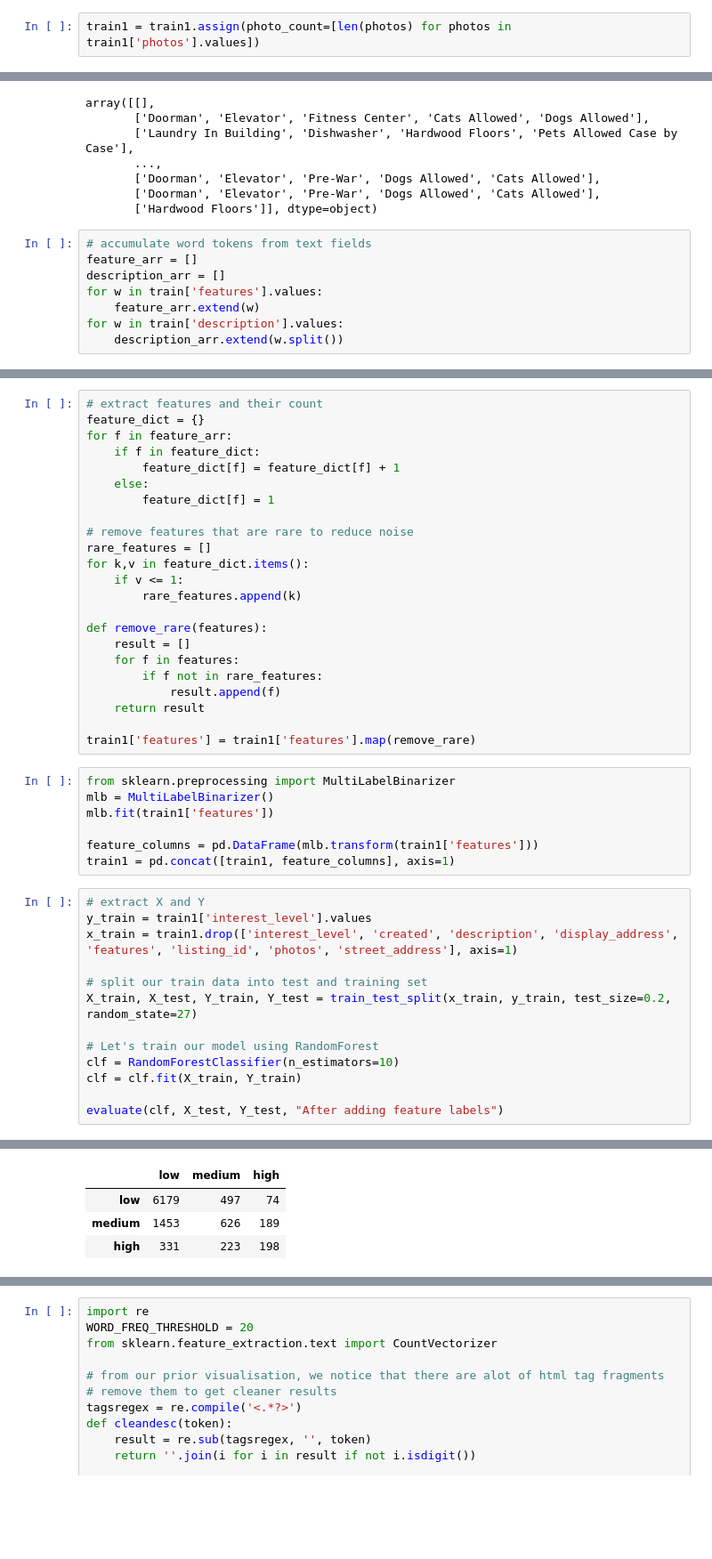
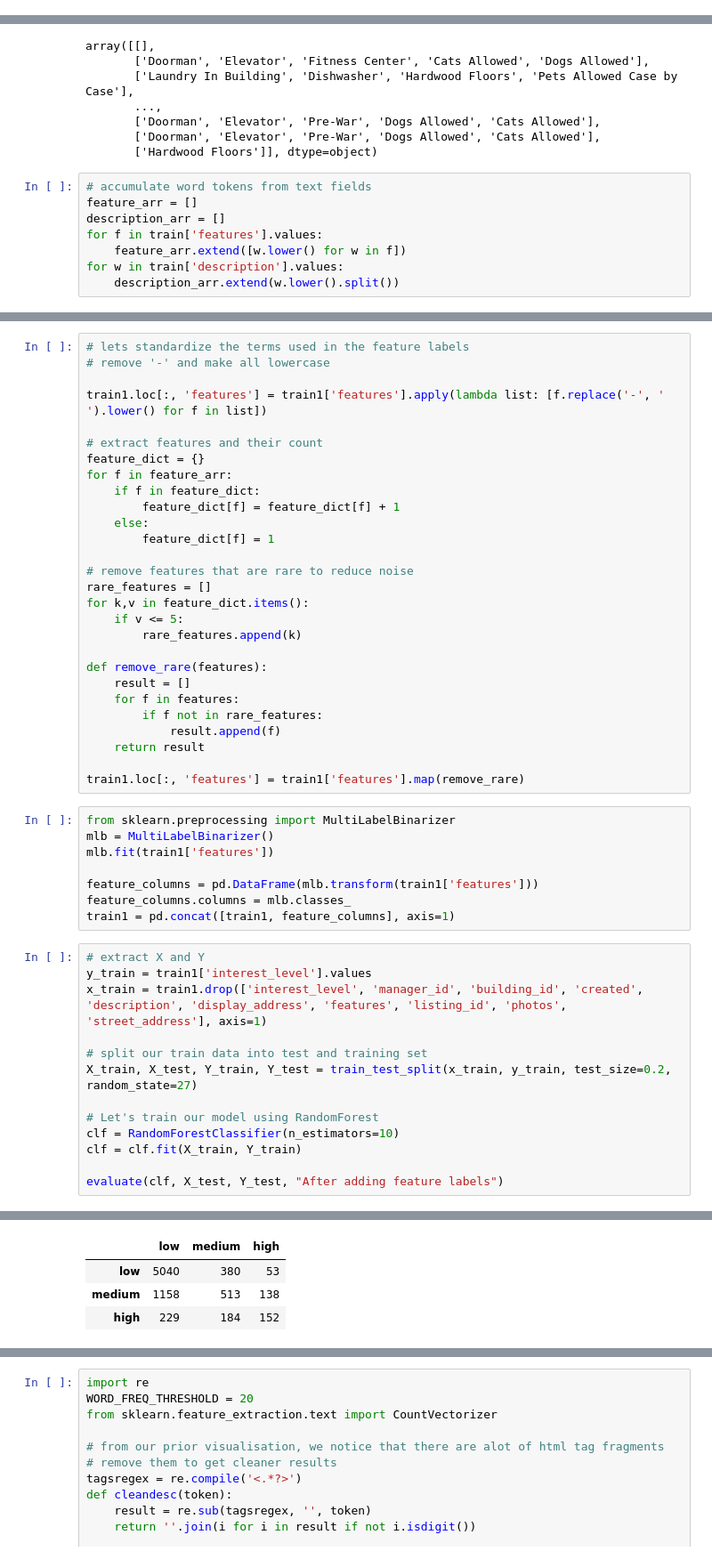
Before and after one commit to ningjung/renthop-kaggle-team-project, a Jupyter notebook: Project 2 Final Report.ipynb, the cells around one changed output, grey strips where cells are left out. Shown at 89% size. Cells and saved outputs as stored; diff of their text form; blank space fills up the shorter version.

```diff
--- a/Project 2 Final Report.ipynb
+++ b/Project 2 Final Report.ipynb
@@ -274,3 +299 @@ While we are not using any form of image recognition in our model just yet, our
-# %%
-train1 = train1.assign(photo_count=[len(photos) for photos in train1['photos'].values])
 # %% [markdown]
@@ -323,10 +348,10 @@ array([[],
 # accumulate word tokens from text fields
 feature_arr = []
 description_arr = []
-for w in train['features'].values:
-    feature_arr.extend(w)
+for f in train['features'].values:
+    feature_arr.extend([w.lower() for w in f])
 for w in train['description'].values:
-    description_arr.extend(w.split())
+    description_arr.extend(w.lower().split())
 # %%
 wordcloud = WordCloud(background_color='white', width=600, height=400).generate(' '.join(feature_arr))
 plt.figure(figsize=(12,8))
@@ -350,4 +375,9 @@ Based on the the word clouds, we realise that many of the textual features are c
 # %%
+# lets standardize the terms used in the feature labels
+# remove '-' and make all lowercase
+
+train1.loc[:, 'features'] = train1['features'].apply(lambda list: [f.replace('-', ' ').lower() for f in list])
+
 # extract features and their count
 feature_dict = {}
 for f in feature_arr:
@@ -359,7 +389,7 @@ for f in feature_arr:
 # remove features that are rare to reduce noise
 rare_features = []
 for k,v in feature_dict.items():
-    if v <= 1:
+    if v <= 5:
         rare_features.append(k)
 
 def remove_rare(features):
@@ -369,18 +399,19 @@ def remove_rare(features):
             result.append(f)
     return result
 
-train1['features'] = train1['features'].map(remove_rare)
+train1.loc[:, 'features'] = train1['features'].map(remove_rare)
 # %%
 from sklearn.preprocessing import MultiLabelBinarizer
 mlb = MultiLabelBinarizer()
 mlb.fit(train1['features'])
 
 feature_columns = pd.DataFrame(mlb.transform(train1['features']))
+feature_columns.columns = mlb.classes_
 train1 = pd.concat([train1, feature_columns], axis=1)
 # %%
 # extract X and Y
 y_train = train1['interest_level'].values
-x_train = train1.drop(['interest_level', 'created', 'description', 'display_address', 'features', 'listing_id', 'photos', 'street_address'], axis=1)
+x_train = train1.drop(['interest_level', 'manager_id', 'building_id', 'created', 'description', 'display_address', 'features', 'listing_id', 'photos', 'street_address'], axis=1)
 
 # split our train data into test and training set
 X_train, X_test, Y_train, Y_test = train_test_split(x_train, y_train, test_size=0.2, random_state=27)
@@ -397,8 +430,8 @@ Log Loss: 2.066513124948998
 Confusion Matrix:
 |  | low | medium | high |
-| low | 6179 | 497 | 74 |
-| medium | 1453 | 626 | 189 |
-| high | 331 | 223 | 198 |
+| low | 5040 | 380 | 53 |
+| medium | 1158 | 513 | 138 |
+| high | 229 | 184 | 152 |
 Report:
              precision    recall  f1-score   support
 
```
Also changed, not shown: parts of 41 cells of this notebook.
